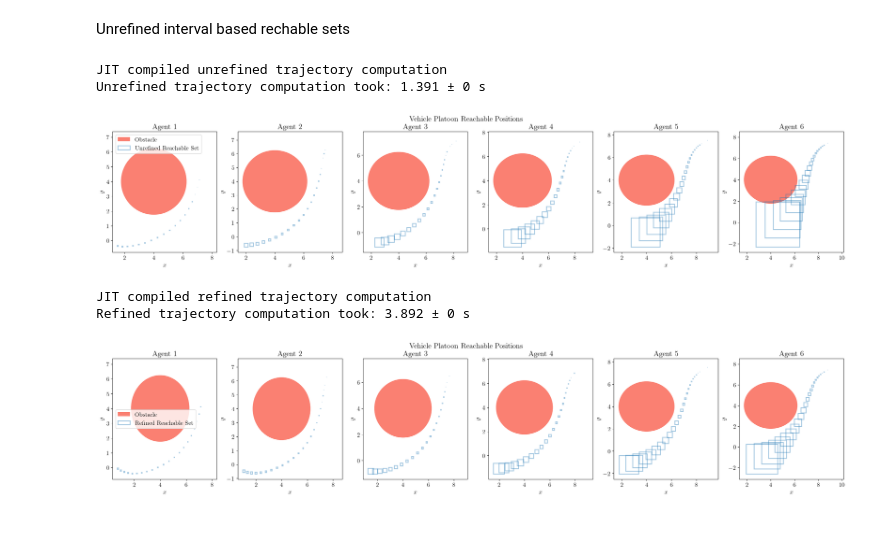
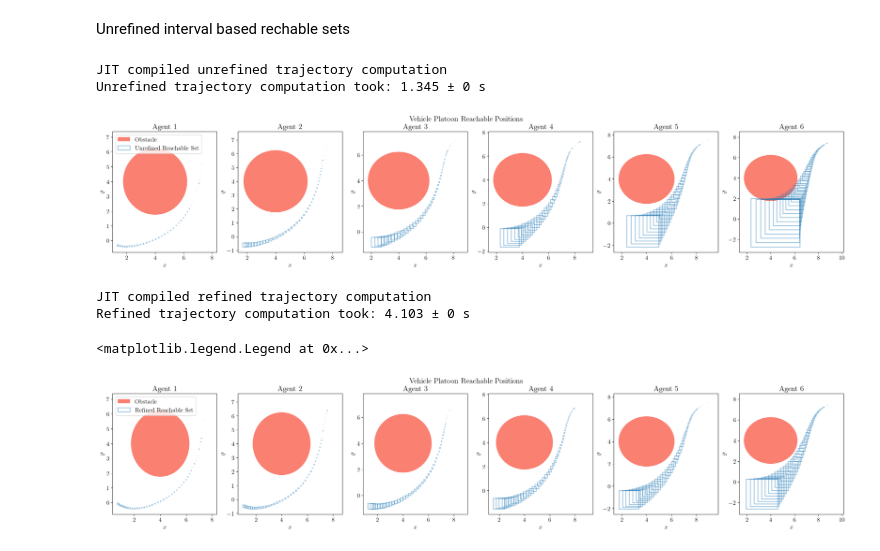
Before and after one commit to gtfactslab/immrax, a Jupyter notebook: examples/auxillary_vars/platoon.ipynb, the cells around one changed output. Drawn from its saved outputs; the diff is of its cells as text; code cells hidden in the pictures.

Commit message:
feat: comparison plot platoon ex

```diff
--- a/examples/auxillary_vars/platoon.ipynb
+++ b/examples/auxillary_vars/platoon.ipynb
@@ -257,6 +257,8 @@ Unrefined interval based rechable sets
 def disturbance_int(t: float, x: Float[Array, "4*num_agents"]) -> irx.Interval:
     return w_bounds
 
+
+inputs = (mpc_inputs, disturbance_int)
 
 x0_platoon_int = irx.i2ut(irx.interval(x0_platoon))
 platoon_int_unrefined = irx.natemb(platoon)
@@ -264,7 +266,7 @@ platoon_int_unrefined.compute_trajectory(
     t0,
     du / dtdu,
     x0_platoon_int,
-    (mpc_inputs, disturbance_int),
+    inputs,
     solver="euler",
     dt=du / dtdu,
 )  # JIT compile
@@ -276,7 +278,7 @@ traj_int_unrefined, times = run_times(
     t0,
     tf,
     x0_platoon_int,
-    (mpc_inputs, disturbance_int),
+    inputs,
     solver="euler",
     dt=du / dtdu,
 )
@@ -285,10 +287,10 @@ print(
 )
 # %% [output]
 JIT compiled unrefined trajectory computation
-Unrefined trajectory computation took: 1.391 ± 0 s
+Unrefined trajectory computation took: 1.345 ± 0 s
 # %%
 plt.rcParams.update({"text.usetex": True, "font.family": "CMU Serif", "font.size": 14})
-plot_frequency = 10
+plot_frequency = 5
 
 traj_int_unrefined.tfinite = jnp.where(
     jnp.isfinite(traj_int_unrefined._ys).all(axis=1),
@@ -320,7 +322,7 @@ for i in range(num_agents):
     if i == 0:
         ax[i].legend()
 # %% [output]
-[figure, old version]
+[figure, new version]
 # %%
 pvx = jnp.array([1.0, 0, 1.0, 0])
 pvy = jnp.array([0.0, 1.0, 0, 1.0])
@@ -340,59 +342,58 @@ H = jnp.vstack([jnp.eye(4 * num_agents), pairings])
 x0_platoon_lifted = irx.i2ut(irx.interval(H @ x0_platoon))
 platoon_int_aux = AuxVarEmbedding(platoon, H)
 
-traj_int_aux = platoon_int_aux.compute_trajectory(
+traj_int_refined = platoon_int_aux.compute_trajectory(
     t0,
     du / dtdu,
     x0_platoon_lifted,
-    (mpc_inputs, disturbance_int),
+    inputs,
     solver="euler",
     dt=du / dtdu,
 )
 print("JIT compiled refined trajectory computation")
 
 
-traj_int_aux, times = run_times(
+traj_int_refined, times = run_times(
     1,
     platoon_int_aux.compute_trajectory,
     t0,
     tf,
     x0_platoon_lifted,
-    (mpc_inputs, disturbance_int),
+    inputs,
     solver="euler",
     dt=du / dtdu,
 )
 print(f"Refined trajectory computation took: {times.mean():.4g} ± {times.std():.4g} s")
-old_traj_int_aux = traj_int_aux
+old_traj_int_refined = traj_int_refined
 # %% [output]
 JIT compiled refined trajectory computation
-Refined trajectory computation took: 3.892 ± 0 s
+Refined trajectory computation took: 4.103 ± 0 s
 # %%
-traj_int_aux.tfinite = (
-    jnp.zeros_like(old_traj_int_aux.tfinite, dtype=bool)
+traj_int_refined.tfinite = (
+    jnp.zeros_like(old_traj_int_refined.tfinite, dtype=bool)
     .at[::plot_frequency]
-    .set(old_traj_int_aux.tfinite[::plot_frequency])
+    .set(old_traj_int_refined.tfinite[::plot_frequency])
 )  # Don't plot interval at every timestep
 
 fig, ax = plt.subplots(1, num_agents, figsize=(5 * num_agents, 5))
 fig.suptitle("Vehicle Platoon Reachable Positions")
 ax = ax.flatten()
 
 for i in range(num_agents):
     plt.sca(ax[i])
     circle = patches.Circle(
         obstacle_center, obstacle_radius, facecolor="salmon", label="Obstacle"
     )
     plt.gca().add_patch(circle)
-    # draw_refined_trajectory_2d(traj_int_aux, H, vars=(4 * i, 4 * i + 1)) # This is very slow
     draw_trajectory_2d(
-        traj_int_aux, vars=(4 * i, 4 * i + 1), label="Refined Reachable Set"
+        traj_int_refined, vars=(4 * i, 4 * i + 1), label="Refined Reachable Set"
     )
     ax[i].set_title(f"Agent {i + 1}")
     ax[i].set_xlabel("$x$")
     ax[i].set_ylabel("$y$")
-    if i == 0:
-        ax[i].legend()
 
     # NOTE: This works with just first-order sampling, don't need second order
+ax[0].legend(loc="upper left")
 # %% [output]
+<matplotlib.legend.Legend at 0x...>
-[figure, old version]
+[figure, new version]
```
Also changed, not shown: parts of 2 cells of this notebook.
